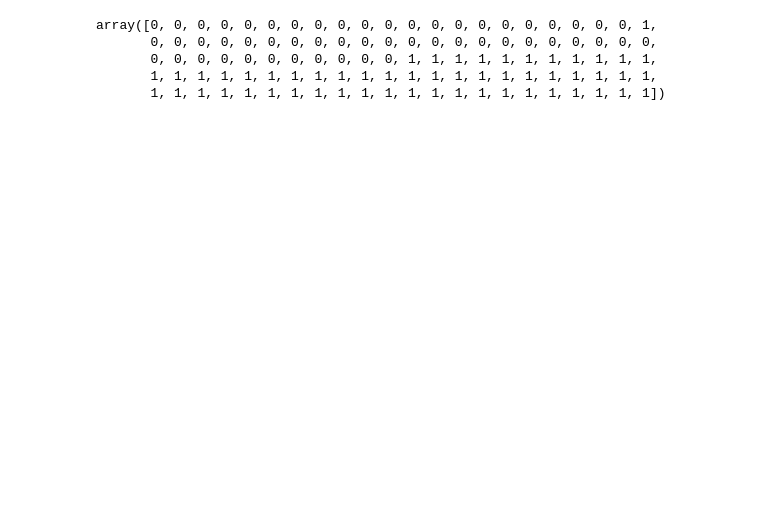
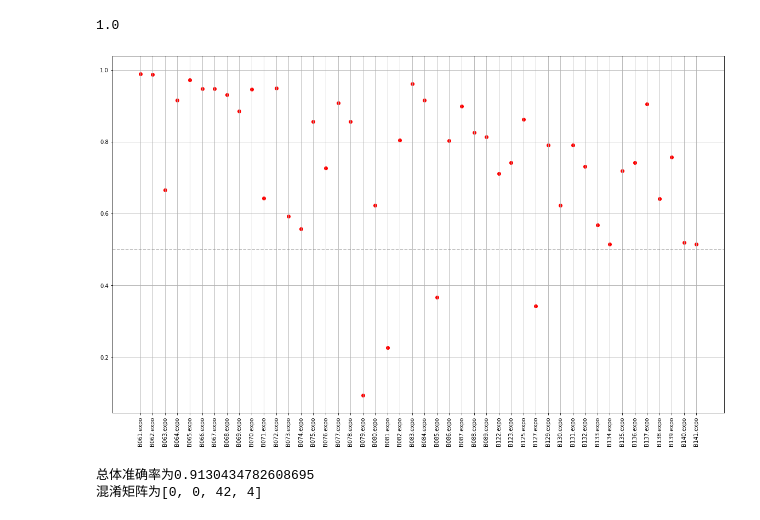
Before and after one commit to PyDarren/PLT_back, a Jupyter notebook: lung_cancer_classifier/SVC_model.ipynb, the cells around one changed output. Saved outputs shown, nothing was run; the diff lists cells and outputs as text; code cells hidden in the pictures; blank space fills up the shorter version.

```diff
--- a/lung_cancer_classifier/SVC_model.ipynb
+++ b/lung_cancer_classifier/SVC_model.ipynb
@@ -141,0 +135,3 @@ SVC(C=1, cache_size=200, class_weight=None, coef0=0.0,
+# %%
+lr = SVC(gamma=3, C=0.6, probability=True)
+lr.fit(X_train, y_train)
@@ -146,10 +147,39 @@ lr.score(X_train, y_train)
-# %%
-lr.predict(X_train)
-# %% [output]
-array([0, 0, 0, 0, 0, 0, 0, 0, 0, 0, 0, 0, 0, 0, 0, 0, 0, 0, 0, 0, 0, 1,
-       0, 0, 0, 0, 0, 0, 0, 0, 0, 0, 0, 0, 0, 0, 0, 0, 0, 0, 0, 0, 0, 0,
-       0, 0, 0, 0, 0, 0, 0, 0, 0, 0, 0, 1, 1, 1, 1, 1, 1, 1, 1, 1, 1, 1,
-       1, 1, 1, 1, 1, 1, 1, 1, 1, 1, 1, 1, 1, 1, 1, 1, 1, 1, 1, 1, 1, 1,
-       1, 1, 1, 1, 1, 1, 1, 1, 1, 1, 1, 1, 1, 1, 1, 1, 1, 1, 1, 1, 1, 1])
 # %%
-# lr.score(X_test, y_test)
+lr.score(X_test, y_test)
+# %% [output]
+1.0
+# %%
+def predict_plot(df_name):
+    data = pd.read_excel(path + 'rawdata/' + df_name + '.xlsx').iloc[:, pnasSubsetsIndex]
+    score = lr.score(data.iloc[:, 1:-1].values, data['class'].values)
+#     print('Predict Score is %s.' % score)
+    probability = lr.predict_proba(data.iloc[:, 1:-1].values)[:, 1]
+    pre_df = pd.DataFrame(probability, columns=['pro'])
+    pre_df['class'] = data['class']
+    pre_df['id'] = data['id']
+    predict_df = pre_df.reindex(columns=['id', 'pro', 'class'])
+    positive = predict_df[predict_df['class'] == 1]
+    negtive = predict_df[predict_df['class'] == 0]
+    plt.figure(figsize=(20, 12))
+    plt.scatter(x=positive['id'], y=positive['pro'], color='red')
+    plt.scatter(x=negtive['id'], y=negtive['pro'], color='blue')
+    plt.axhline(y=0.5, color='grey', linestyle='--', alpha=0.6)
+    plt.xticks(rotation=90)
+    plt.grid()
+    plt.show()
+    predict_df['pre_label'] = predict_df['pro'].apply(lambda x: round(x))
+    predict_df['class'] = predict_df['class'].apply(lambda x: int(x))
+    pre_0_right = predict_df[np.logical_and(predict_df['class'] == 0, predict_df['pre_label'] == 0)].shape[0]
+    pre_0_wrong = predict_df[np.logical_and(predict_df['class'] == 0, predict_df['pre_label'] == 1)].shape[0]
+    pre_1_right = predict_df[np.logical_and(predict_df['class'] == 1, predict_df['pre_label'] == 1)].shape[0]
+    pre_1_wrong = predict_df[np.logical_and(predict_df['class'] == 1, predict_df['pre_label'] == 0)].shape[0]
+    print('总体准确率为%s' % ((pre_0_right + pre_1_right) / predict_df.shape[0]))
+    print('混淆矩阵为%s' % [pre_0_right, pre_0_wrong, pre_1_right, pre_1_wrong])
+    return predict_df
+# %%
+# lung_cancer_new = pd.read_excel(path + 'rawdata/test_lung_cancer_new.xlsx').iloc[:, pnasSubsetsIndex]
+pre_lung = predict_plot('test_lung_cancer_new')
+# %% [output]
+[figure, added]
+总体准确率为0.9130434782608695
+混淆矩阵为[0, 0, 42, 4]
```
Also changed, not shown: parts of 17 cells of this notebook, 8 other files.
